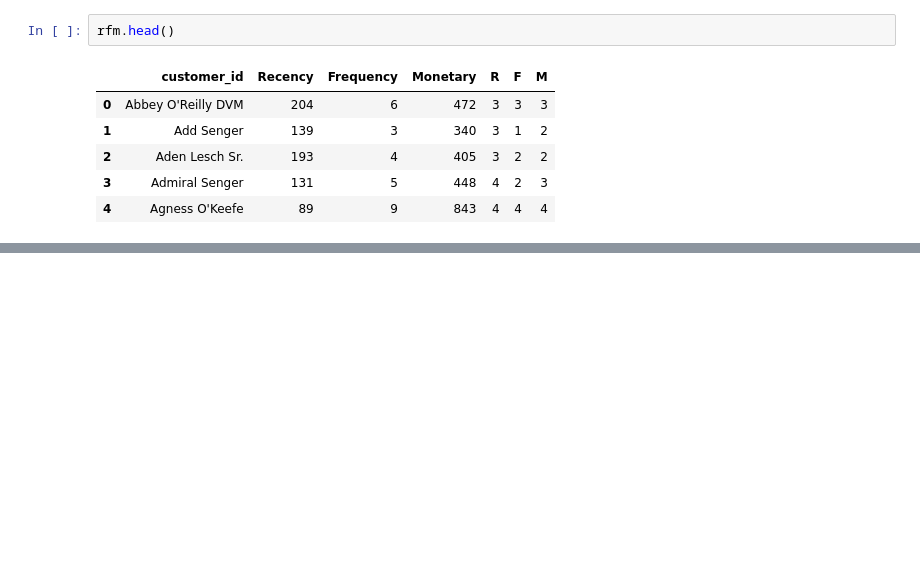
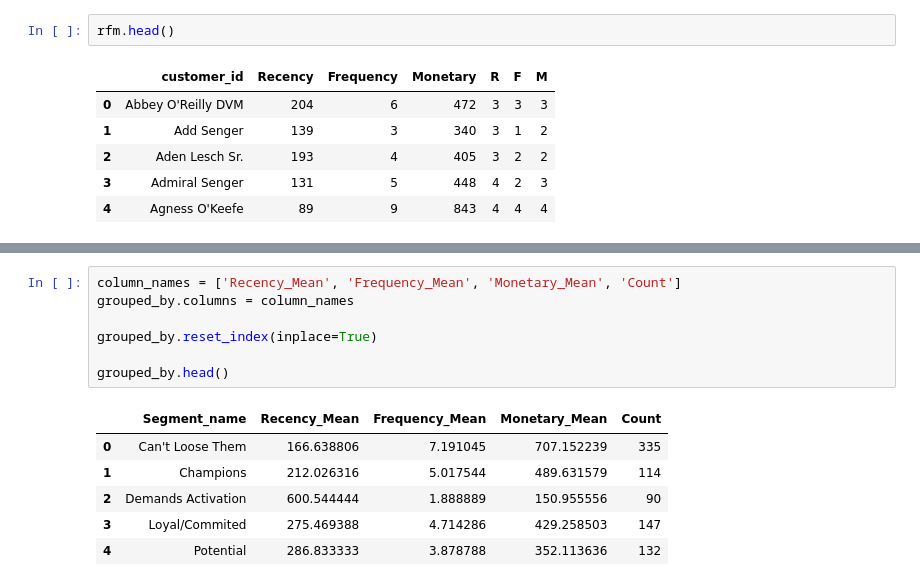
Before and after one commit to karamian-ani/data_analytics_with_python, a Jupyter notebook: notebooks/11_RFM.ipynb, the cells around one changed output, grey strips where cells are left out. Cells and saved outputs as stored; diff of their text form; blank space fills up the shorter version.

```diff
--- a/notebooks/11_RFM.ipynb
+++ b/notebooks/11_RFM.ipynb
@@ -126,0 +253,14 @@ rfm.head()
+# %%
+column_names = ['Recency_Mean', 'Frequency_Mean', 'Monetary_Mean', 'Count']
+grouped_by.columns = column_names
+
+grouped_by.reset_index(inplace=True)
+
+grouped_by.head()
+# %% [output]
+|  | Segment_name | Recency_Mean | Frequency_Mean | Monetary_Mean | Count |
+| 0 | Can't Loose Them | 166.638806 | 7.191045 | 707.152239 | 335 |
+| 1 | Champions | 212.026316 | 5.017544 | 489.631579 | 114 |
+| 2 | Demands Activation | 600.544444 | 1.888889 | 150.955556 | 90 |
+| 3 | Loyal/Commited | 275.469388 | 4.714286 | 429.258503 | 147 |
+| 4 | Potential | 286.833333 | 3.878788 | 352.113636 | 132 |
```
Also changed, not shown: parts of 14 cells of this notebook, 1 other file.
